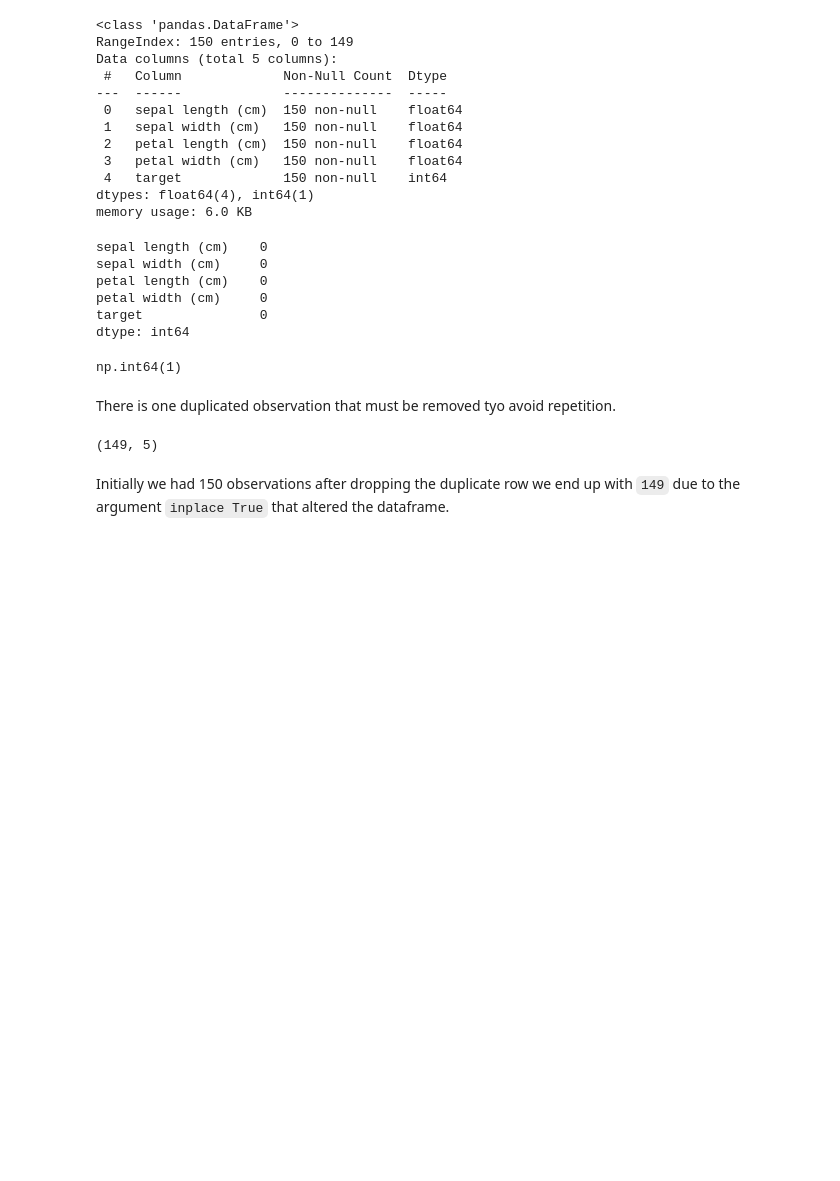
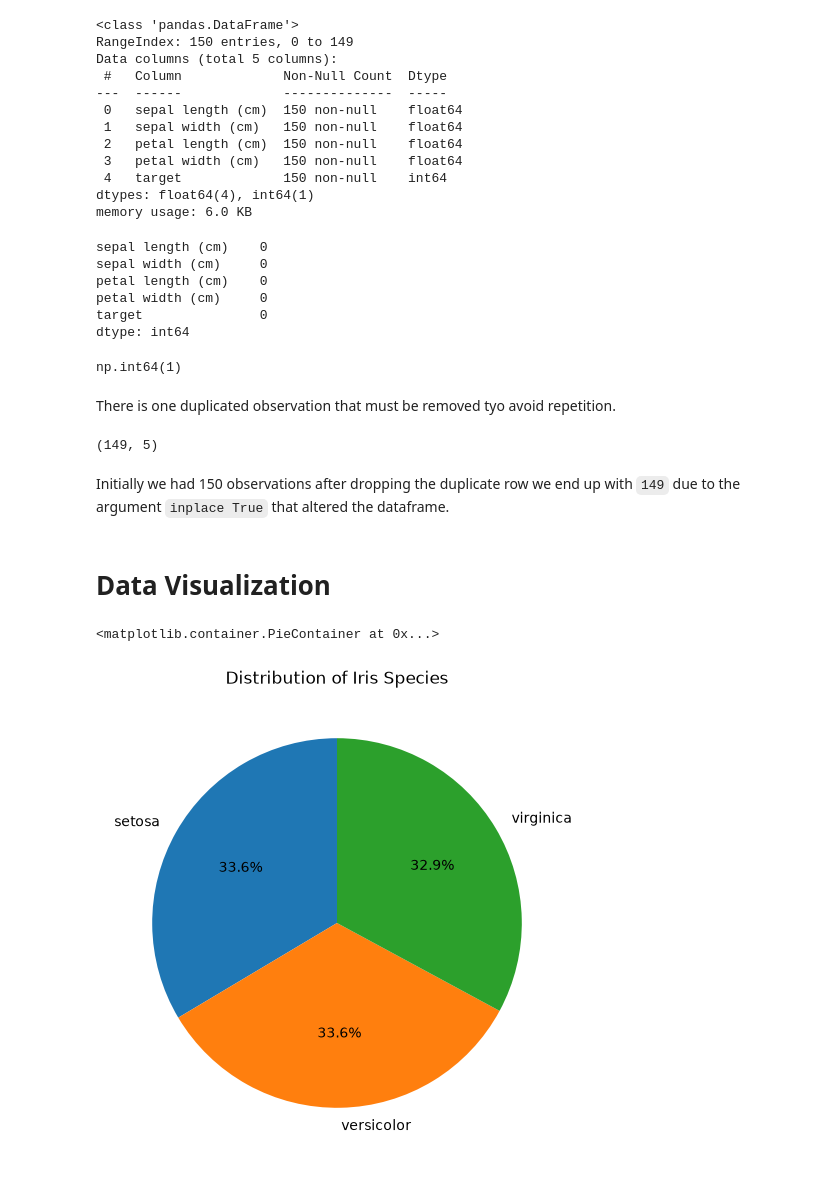
Before and after one commit to mwaniki-95/Hello-World-ML-Iris, a Jupyter notebook: Iris.ipynb, the cells around one changed output. Cells and saved outputs as stored; diff of their text form; code cells hidden in the pictures; blank space fills up the shorter version.

```diff
--- a/Iris.ipynb
+++ b/Iris.ipynb
@@ -91,3 +95,12 @@ iris_df.shape
 (149, 5)
 # %% [markdown]
 Initially we had 150 observations after dropping the duplicate row we end up with `149` due to the argument `inplace True` that altered the dataframe.
+# %% [markdown]
+# Data Visualization
+# %%
+plt.figure(figsize=(10,6))
+plt.title('Distribution of Iris Species')
+plt.pie(iris_df['target'].value_counts(), labels=data.target_names, autopct='%1.1f%%', startangle=90)
+# %% [output]
+<matplotlib.container.PieContainer at 0x...>
+[figure, added]
```
Also changed, not shown: parts of 20 cells of this notebook.
